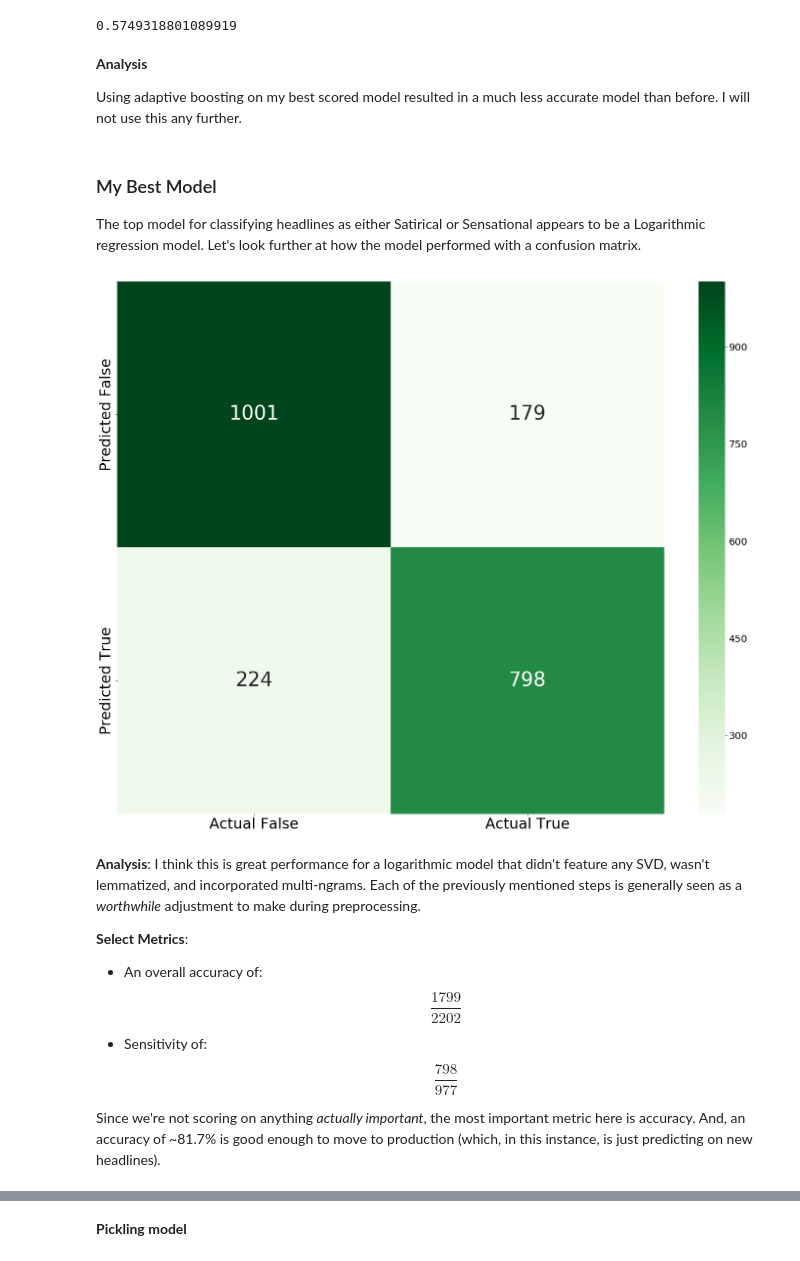
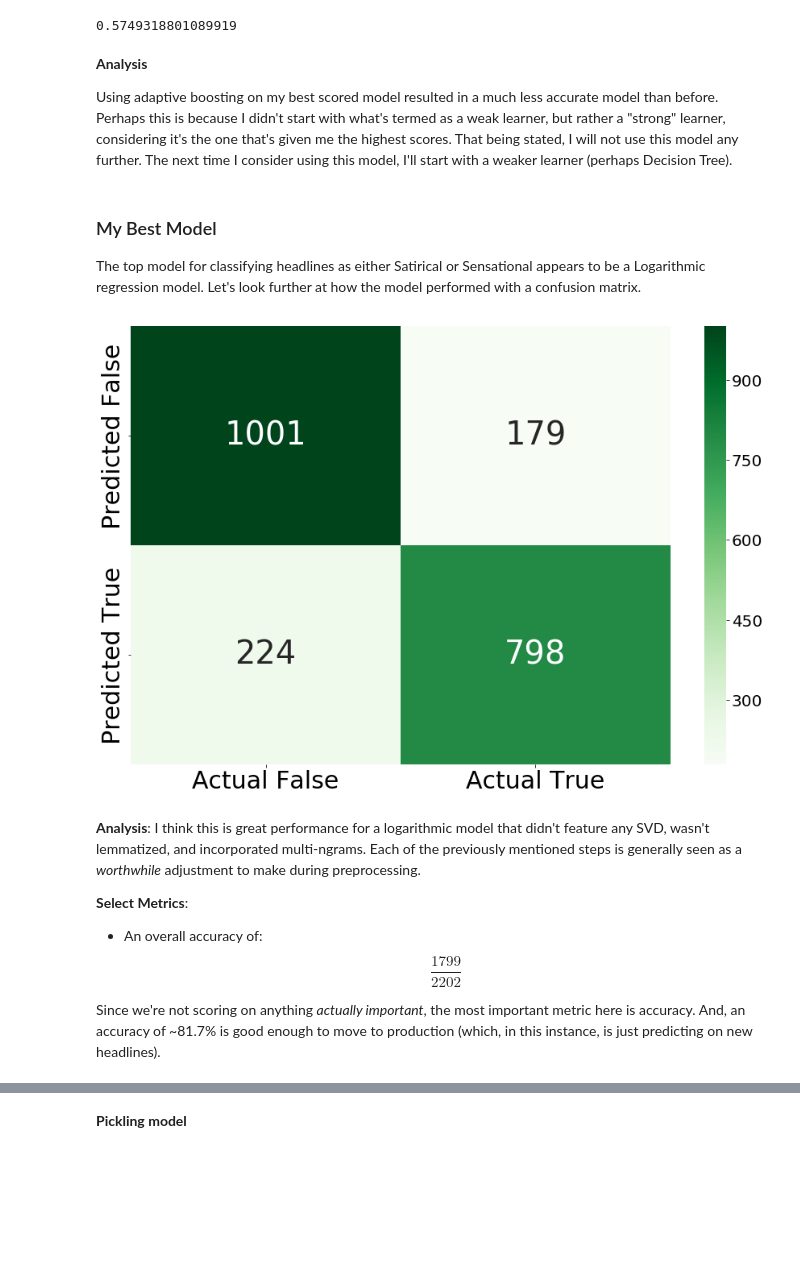
Before and after one commit to jonjohnsontc/Onion_or_Nah, a Jupyter notebook: jon_johnson_la-5/notebooks/03_modeling.ipynb, the cells around one changed output, grey strips where cells are left out. Cells and saved outputs as stored; diff of their text form; code cells hidden in the pictures; blank space fills up the shorter version.

```diff
--- a/jon_johnson_la-5/notebooks/03_modeling.ipynb
+++ b/jon_johnson_la-5/notebooks/03_modeling.ipynb
@@ -268,30 +270,29 @@ ad.score(X_test_full_2, y_test_full_2)
 # %% [markdown]
 **Analysis**
 
-Using adaptive boosting on my best scored model resulted in a much less accurate model than before. I will not use this any further.
+Using adaptive boosting on my best scored model resulted in a much less accurate model than before. Perhaps this is because I didn't start with what's termed as a weak learner, but rather a "strong" learner, considering it's the one that's given me the highest scores. That being stated, I will not use this model any further. The next time I consider using this model, I'll start with a weaker learner (perhaps Decision Tree).
 # %% [markdown]
 ### My Best Model
 
 The top model for classifying headlines as either Satirical or Sensational appears to be a Logarithmic regression model. Let's look further at how the model performed with a confusion matrix.
 # %%
 yhat = log_grid_full_2.predict(X_test_full_2)
-plt.figure(figsize=(25,20))
+plt.figure(figsize=(15,10))
 ax = sns.heatmap(confusion_matrix(y_test_full_2, yhat), annot=True, annot_kws={'fontsize':40}, fmt="d", cmap="Greens",
             yticklabels=['Predicted False', 'Predicted True'], xticklabels=['Actual False', 'Actual True'],
             cbar_kws={})
 cax = plt.gcf().axes[-1]
 cax.tick_params(labelsize=20)
 plt.xticks(fontsize=30)
 plt.yticks(fontsize=30, va='center');
 # plt.savefig('../images/cm.png')
 # %% [output]
-[figure, old version]
+[figure, new version]
 # %% [markdown]
 **Analysis**: I think this is great performance for a logarithmic model that didn't feature any SVD, wasn't lemmatized, and incorporated multi-ngrams. Each of the previously mentioned steps is generally seen as a *worthwhile* adjustment to make during preprocessing.
 
 **Select Metrics**:
 - An overall accuracy of: $$\frac{1799}{2202}$$
-- Sensitivity of: $$\frac{798}{977}$$
 
 Since we're not scoring on anything *actually important*, the most important metric here is accuracy. And, an accuracy of ~81.7% is good enough to move to production (which, in this instance, is just predicting on new headlines).
 # %% [markdown]
```
Also changed, not shown: parts of 6 cells of this notebook, 3 other files.
